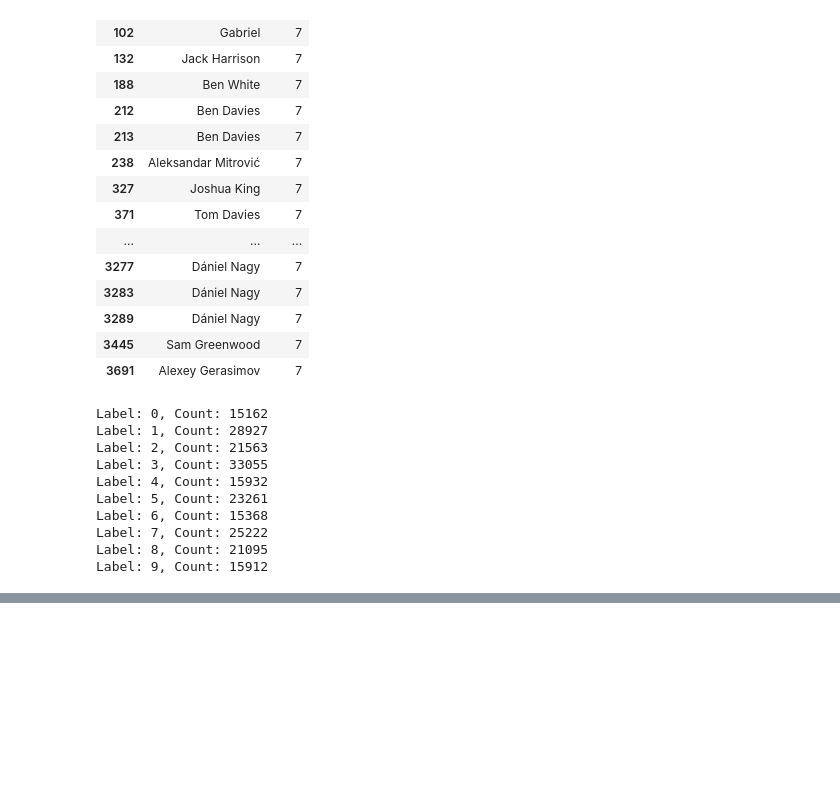
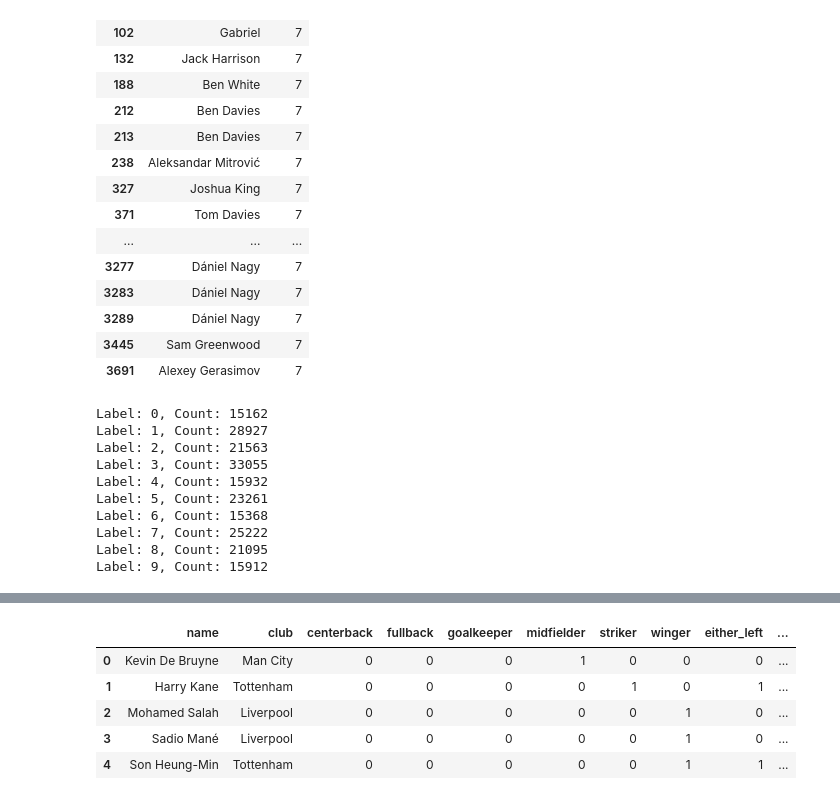
Before and after one commit to maximegoossens99/Moneyball, a Jupyter notebook: notebooks/Custom scaling & K-means + Position.ipynb, the cells around one changed output, grey strips where cells are left out. Saved outputs shown, nothing was run; the diff lists cells and outputs as text; code cells hidden in the pictures; blank space fills up the shorter version.

```diff
--- a/notebooks/Custom scaling & K-means + Position.ipynb
+++ b/notebooks/Custom scaling & K-means + Position.ipynb
@@ -850,0 +883,3 @@ Label: 9, Count: 15912
+# %%
+#dfc = DataFrame cleaned !
+dfc = pd.read_csv('../raw_data/clean_data.csv', low_memory = False)
@@ -850,0 +937,9 @@ Label: 9, Count: 15912
+# %%
+dfc.head()
+# %% [output]
+|  | name | club | centerback | fullback | goalkeeper | midfielder | striker | winger | either_left | ... |
+| 0 | Kevin De Bruyne | Man City | 0 | 0 | 0 | 1 | 0 | 0 | 0 | ... |
+| 1 | Harry Kane | Tottenham | 0 | 0 | 0 | 0 | 1 | 0 | 1 | ... |
+| 2 | Mohamed Salah | Liverpool | 0 | 0 | 0 | 0 | 0 | 1 | 0 | ... |
+| 3 | Sadio Mané | Liverpool | 0 | 0 | 0 | 0 | 0 | 1 | 0 | ... |
+| 4 | Son Heung-Min | Tottenham | 0 | 0 | 0 | 0 | 0 | 1 | 1 | ... |
```
Also changed, not shown: parts of 32 cells of this notebook.
